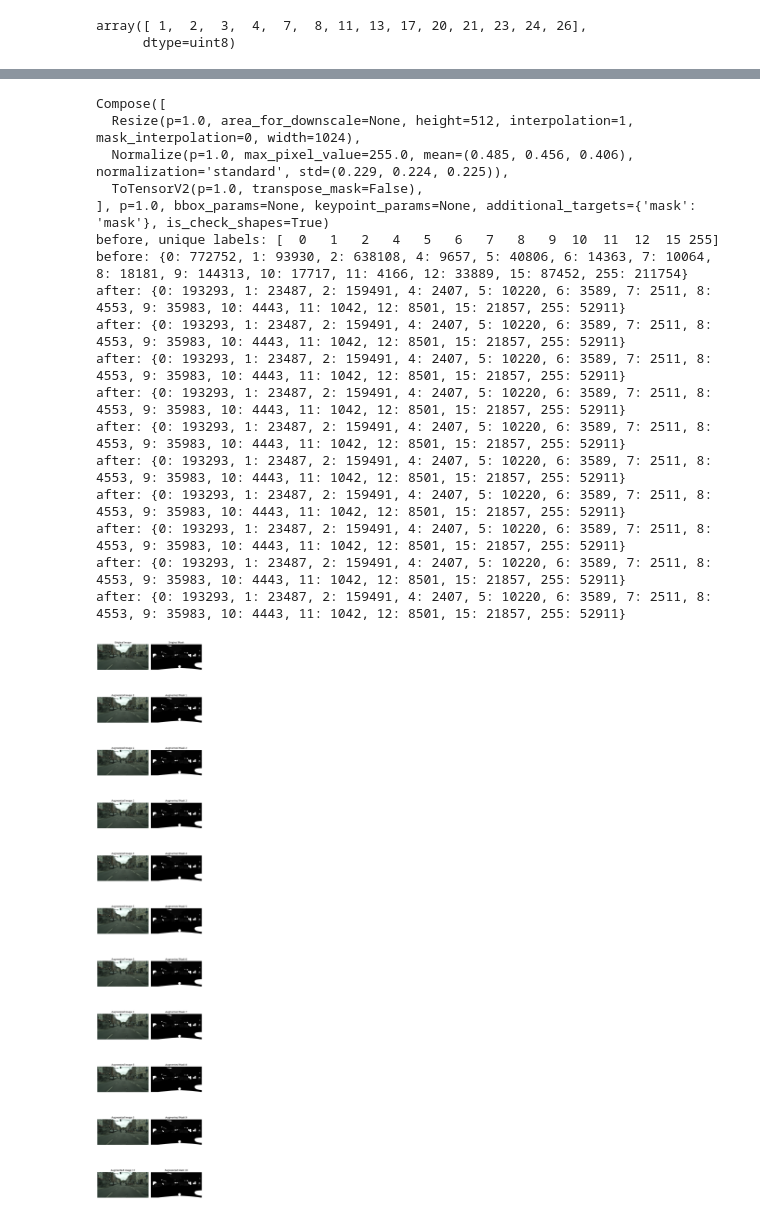
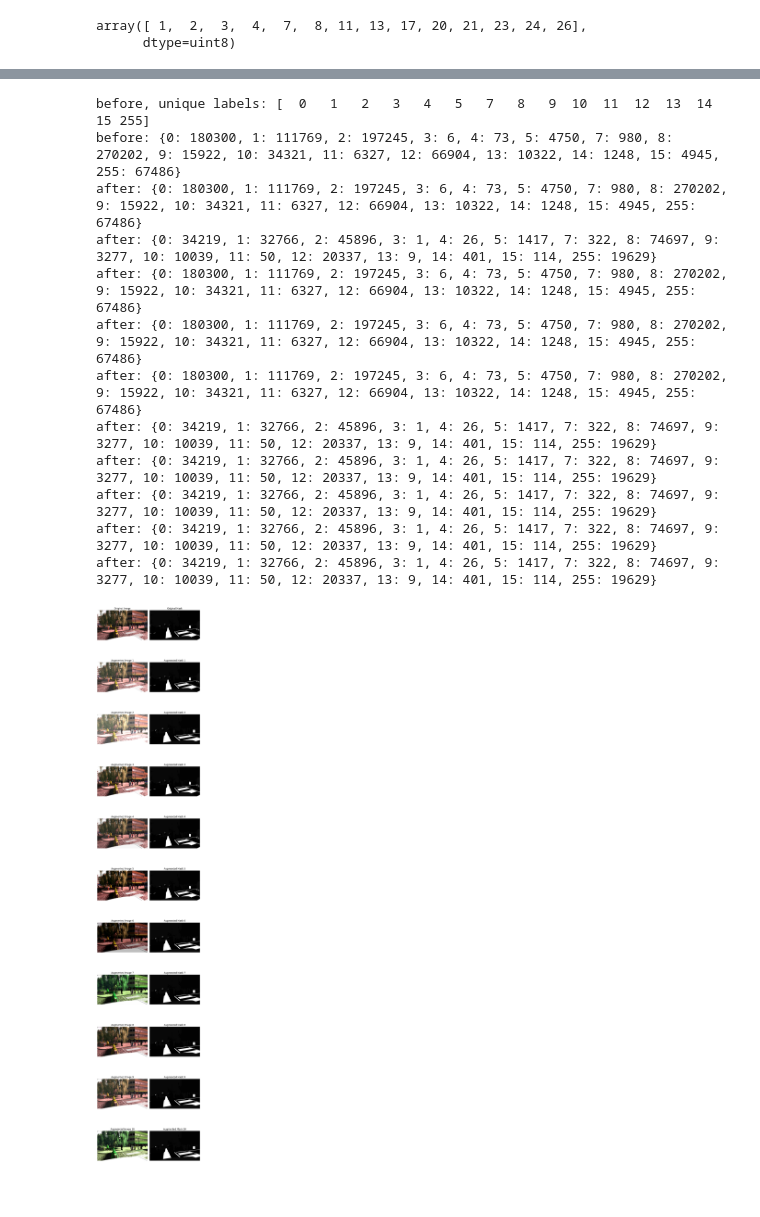
Before and after one commit to Auenwald/synthetic_to_real_translation, a Jupyter notebook: label_testing.ipynb, the cells around one changed output, grey strips where cells are left out. Cells and saved outputs as stored; diff of their text form; code cells hidden in the pictures; blank space fills up the shorter version.

```diff
--- a/label_testing.ipynb
+++ b/label_testing.ipynb
@@ -225,55 +225,50 @@ def visualize_segmentation(dataset, idx=0, samples=3):
         # Display augmented image and mask
         ax[i + 1, 0].imshow(aug_image)
         ax[i + 1, 0].set_title(f"Augmented Image {i+1}")
         ax[i + 1, 0].axis("off")
 
         ax[i + 1, 1].imshow(aug_mask, cmap='gray') # Show mask directly
         ax[i + 1, 1].set_title(f"Augmented Mask {i+1}")
         ax[i + 1, 1].axis("off")
         # ax[i+1, 1].imshow(overlay_mask(aug_image, aug_mask)) # Or show overlay
         # ax[i+1, 1].set_title(f"Augmented Overlay {i+1}")
 
 
     plt.tight_layout()
     plt.show()
 
 
 dataset_synthia_train.transform = A.Compose([
-  #A.RandomResizedCrop(p=0.5, area_for_downscale=None, interpolation=1, mask_interpolation=0, ratio=(0.75, 1.33), scale=(0.8, 1.0), size=(380, 640)),
+  A.RandomResizedCrop(p=0.5, area_for_downscale=None, interpolation=1, mask_interpolation=0, ratio=(0.75, 1.33), scale=(0.8, 1.0), size=(380, 640)),
   #A.RandomCrop(width=640, height=380),
-  A.HorizontalFlip(p=0.5),
+  # A.HorizontalFlip(p=0.5),
   A.OneOf([
     A.ColorJitter(p=0.5, brightness=(0.7, 1.3), contrast=(0.8, 1.2), hue=(-0.25, 0.25), saturation=(0.8, 1.2)),
     A.RandomBrightnessContrast(p=0.5, brightness_by_max=True, brightness_limit=(-0.15, 0.3), contrast_limit=(-0.3, 0.3), ensure_safe_range=False),
   ], p=0.7),
   A.GaussianBlur(p=0.2, blur_limit=(3, 5), sigma_limit=(0.5, 3.0)),
   A.Normalize(p=1.0, max_pixel_value=255.0, mean=(0.485, 0.456, 0.406), normalization='standard', std=(0.229, 0.224, 0.225)),
   A.ToTensorV2(p=1.0, transpose_mask=False),
 ], p=1.0, bbox_params=None, keypoint_params=None, additional_targets={'mask': 'mask'}, is_check_shapes=True)
 
 
-print(dataset_cs_val.transform)
+# print(dataset_cs_val.transform)
 
-visualize_segmentation(dataset_cs_val, idx=339, samples=10)
+visualize_segmentation(dataset_synthia_train, idx=338, samples=10)
 # %% [output]
-Compose([
-  Resize(p=1.0, area_for_downscale=None, height=512, interpolation=1, mask_interpolation=0, width=1024),
-  Normalize(p=1.0, max_pixel_value=255.0, mean=(0.485, 0.456, 0.406), normalization='standard', std=(0.229, 0.224, 0.225)),
-  ToTensorV2(p=1.0, transpose_mask=False),
-], p=1.0, bbox_params=None, keypoint_params=None, additional_targets={'mask': 'mask'}, is_check_shapes=True)
-before, unique labels: [  0   1   2   4   5   6   7   8   9  10  11  12  15 255]
-before: {0: 772752, 1: 93930, 2: 638108, 4: 9657, 5: 40806, 6: 14363, 7: 10064, 8: 18181, 9: 144313, 10: 17717, 11: 4166, 12: 33889, 15: 87452, 255: 211754}
-after: {0: 193293, 1: 23487, 2: 159491, 4: 2407, 5: 10220, 6: 3589, 7: 2511, 8: 4553, 9: 35983, 10: 4443, 11: 1042, 12: 8501, 15: 21857, 255: 52911}
-after: {0: 193293, 1: 23487, 2: 159491, 4: 2407, 5: 10220, 6: 3589, 7: 2511, 8: 4553, 9: 35983, 10: 4443, 11: 1042, 12: 8501, 15: 21857, 255: 52911}
-after: {0: 193293, 1: 23487, 2: 159491, 4: 2407, 5: 10220, 6: 3589, 7: 2511, 8: 4553, 9: 35983, 10: 4443, 11: 1042, 12: 8501, 15: 21857, 255: 52911}
-after: {0: 193293, 1: 23487, 2: 159491, 4: 2407, 5: 10220, 6: 3589, 7: 2511, 8: 4553, 9: 35983, 10: 4443, 11: 1042, 12: 8501, 15: 21857, 255: 52911}
-after: {0: 193293, 1: 23487, 2: 159491, 4: 2407, 5: 10220, 6: 3589, 7: 2511, 8: 4553, 9: 35983, 10: 4443, 11: 1042, 12: 8501, 15: 21857, 255: 52911}
-after: {0: 193293, 1: 23487, 2: 159491, 4: 2407, 5: 10220, 6: 3589, 7: 2511, 8: 4553, 9: 35983, 10: 4443, 11: 1042, 12: 8501, 15: 21857, 255: 52911}
-after: {0: 193293, 1: 23487, 2: 159491, 4: 2407, 5: 10220, 6: 3589, 7: 2511, 8: 4553, 9: 35983, 10: 4443, 11: 1042, 12: 8501, 15: 21857, 255: 52911}
-after: {0: 193293, 1: 23487, 2: 159491, 4: 2407, 5: 10220, 6: 3589, 7: 2511, 8: 4553, 9: 35983, 10: 4443, 11: 1042, 12: 8501, 15: 21857, 255: 52911}
-after: {0: 193293, 1: 23487, 2: 159491, 4: 2407, 5: 10220, 6: 3589, 7: 2511, 8: 4553, 9: 35983, 10: 4443, 11: 1042, 12: 8501, 15: 21857, 255: 52911}
-after: {0: 193293, 1: 23487, 2: 159491, 4: 2407, 5: 10220, 6: 3589, 7: 2511, 8: 4553, 9: 35983, 10: 4443, 11: 1042, 12: 8501, 15: 21857, 255: 52911}
+before, unique labels: [  0   1   2   3   4   5   7   8   9  10  11  12  13  14  15 255]
+before: {0: 180300, 1: 111769, 2: 197245, 3: 6, 4: 73, 5: 4750, 7: 980, 8: 270202, 9: 15922, 10: 34321, 11: 6327, 12: 66904, 13: 10322, 14: 1248, 15: 4945, 255: 67486}
+after: {0: 180300, 1: 111769, 2: 197245, 3: 6, 4: 73, 5: 4750, 7: 980, 8: 270202, 9: 15922, 10: 34321, 11: 6327, 12: 66904, 13: 10322, 14: 1248, 15: 4945, 255: 67486}
+after: {0: 34219, 1: 32766, 2: 45896, 3: 1, 4: 26, 5: 1417, 7: 322, 8: 74697, 9: 3277, 10: 10039, 11: 50, 12: 20337, 13: 9, 14: 401, 15: 114, 255: 19629}
+after: {0: 180300, 1: 111769, 2: 197245, 3: 6, 4: 73, 5: 4750, 7: 980, 8: 270202, 9: 15922, 10: 34321, 11: 6327, 12: 66904, 13: 10322, 14: 1248, 15: 4945, 255: 67486}
+after: {0: 180300, 1: 111769, 2: 197245, 3: 6, 4: 73, 5: 4750, 7: 980, 8: 270202, 9: 15922, 10: 34321, 11: 6327, 12: 66904, 13: 10322, 14: 1248, 15: 4945, 255: 67486}
+after: {0: 180300, 1: 111769, 2: 197245, 3: 6, 4: 73, 5: 4750, 7: 980, 8: 270202, 9: 15922, 10: 34321, 11: 6327, 12: 66904, 13: 10322, 14: 1248, 15: 4945, 255: 67486}
+after: {0: 34219, 1: 32766, 2: 45896, 3: 1, 4: 26, 5: 1417, 7: 322, 8: 74697, 9: 3277, 10: 10039, 11: 50, 12: 20337, 13: 9, 14: 401, 15: 114, 255: 19629}
+after: {0: 34219, 1: 32766, 2: 45896, 3: 1, 4: 26, 5: 1417, 7: 322, 8: 74697, 9: 3277, 10: 10039, 11: 50, 12: 20337, 13: 9, 14: 401, 15: 114, 255: 19629}
+after: {0: 34219, 1: 32766, 2: 45896, 3: 1, 4: 26, 5: 1417, 7: 322, 8: 74697, 9: 3277, 10: 10039, 11: 50, 12: 20337, 13: 9, 14: 401, 15: 114, 255: 19629}
+after: {0: 34219, 1: 32766, 2: 45896, 3: 1, 4: 26, 5: 1417, 7: 322, 8: 74697, 9: 3277, 10: 10039, 11: 50, 12: 20337, 13: 9, 14: 401, 15: 114, 255: 19629}
+after: {0: 34219, 1: 32766, 2: 45896, 3: 1, 4: 26, 5: 1417, 7: 322, 8: 74697, 9: 3277, 10: 10039, 11: 50, 12: 20337, 13: 9, 14: 401, 15: 114, 255: 19629}
-[figure, old version]
+[figure, new version]
 # %%
 print(dataset_synthia_train.transform)
 # %% [output]
```
Also changed, not shown: parts of 1 cell of this notebook, 3 other files.
